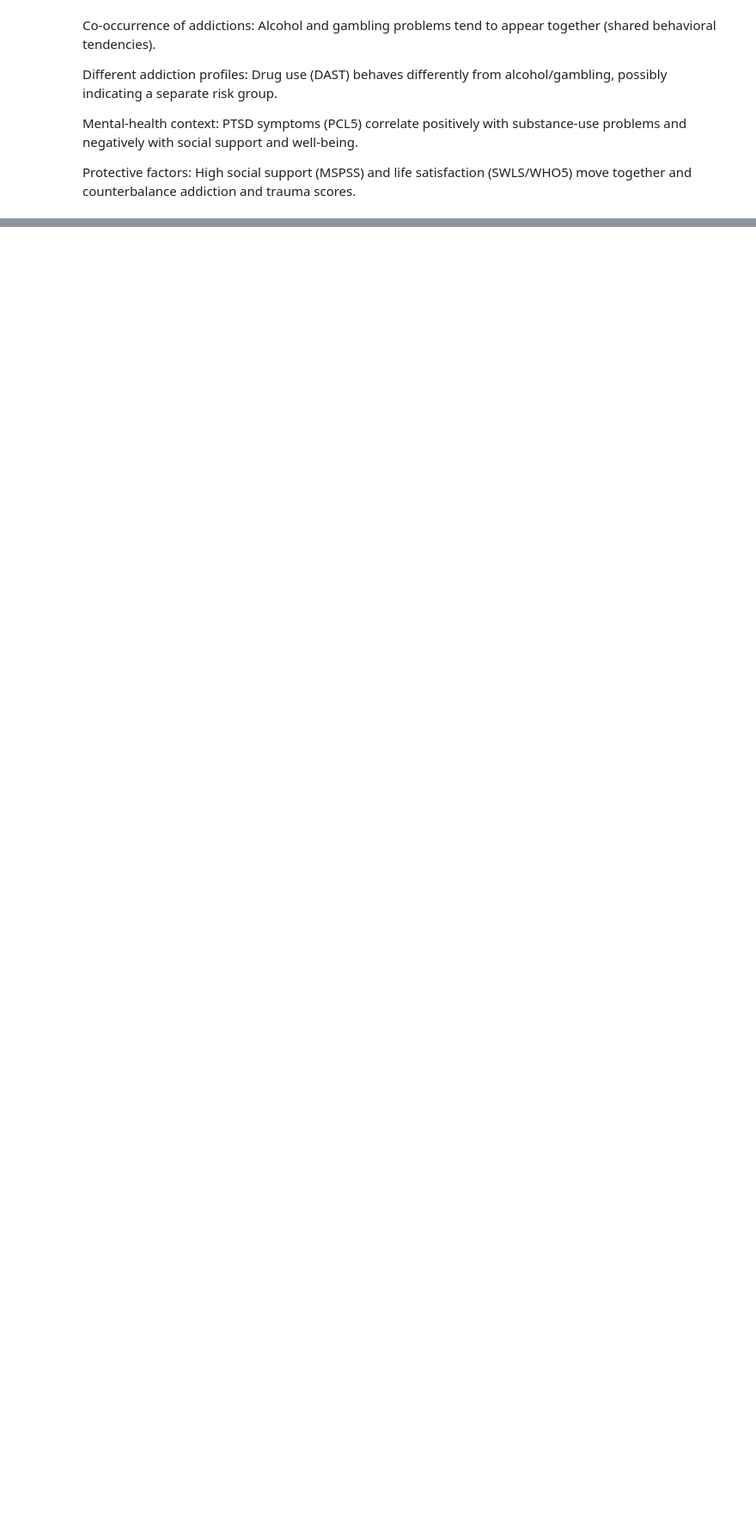
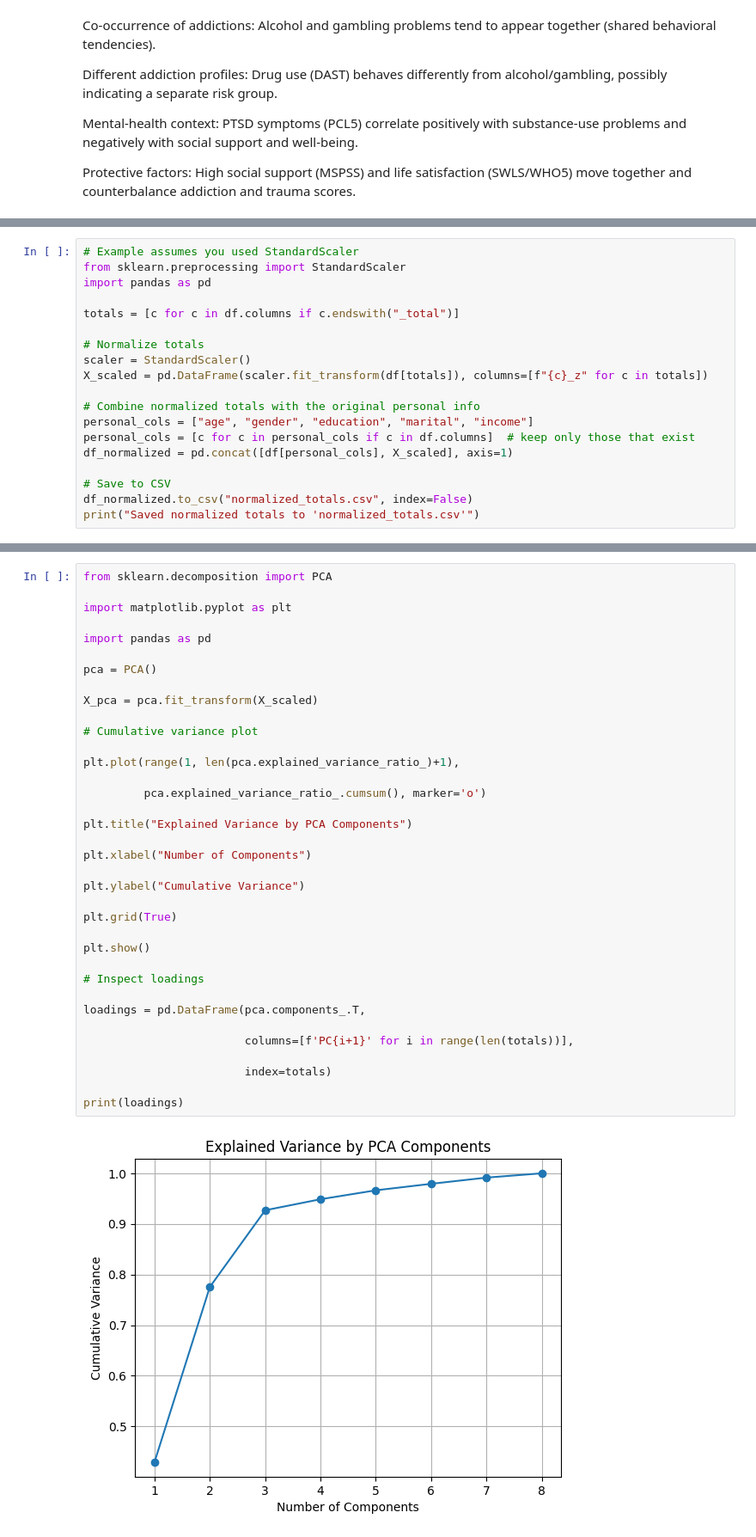
Before and after one commit to mariasimonativadar/e-health, a Jupyter notebook: test.ipynb, the cells around one changed output, grey strips where cells are left out. Shown: that part at 86% size. Saved outputs shown, nothing was run; the diff lists cells and outputs as text; blank space fills up the shorter version.

```diff
--- a/test.ipynb
+++ b/test.ipynb
@@ -416,0 +584,19 @@ Protective factors: High social support (MSPSS) and life satisfaction (SWLS/WHO5
+# %%
+# Example assumes you used StandardScaler
+from sklearn.preprocessing import StandardScaler
+import pandas as pd
+
+totals = [c for c in df.columns if c.endswith("_total")]
+
+# Normalize totals
+scaler = StandardScaler()
+X_scaled = pd.DataFrame(scaler.fit_transform(df[totals]), columns=[f"{c}_z" for c in totals])
+
+# Combine normalized totals with the original personal info
+personal_cols = ["age", "gender", "education", "marital", "income"]
+personal_cols = [c for c in personal_cols if c in df.columns]  # keep only those that exist
+df_normalized = pd.concat([df[personal_cols], X_scaled], axis=1)
+
+# Save to CSV
+df_normalized.to_csv("normalized_totals.csv", index=False)
+print("Saved normalized totals to 'normalized_totals.csv'")
@@ -416,0 +607,38 @@ Protective factors: High social support (MSPSS) and life satisfaction (SWLS/WHO5
+# %%
+from sklearn.decomposition import PCA
+
+import matplotlib.pyplot as plt
+
+import pandas as pd
+
+pca = PCA()
+
+X_pca = pca.fit_transform(X_scaled)
+
+# Cumulative variance plot
+
+plt.plot(range(1, len(pca.explained_variance_ratio_)+1),
+
+         pca.explained_variance_ratio_.cumsum(), marker='o')
+
+plt.title("Explained Variance by PCA Components")
+
+plt.xlabel("Number of Components")
+
+plt.ylabel("Cumulative Variance")
+
+plt.grid(True)
+
+plt.show()
+
+# Inspect loadings
+
+loadings = pd.DataFrame(pca.components_.T,
+
+                        columns=[f'PC{i+1}' for i in range(len(totals))],
+
+                        index=totals)
+
+print(loadings)
+# %% [output]
+[figure, added]
```
Also changed, not shown: parts of 32 cells of this notebook, 7 other files.
